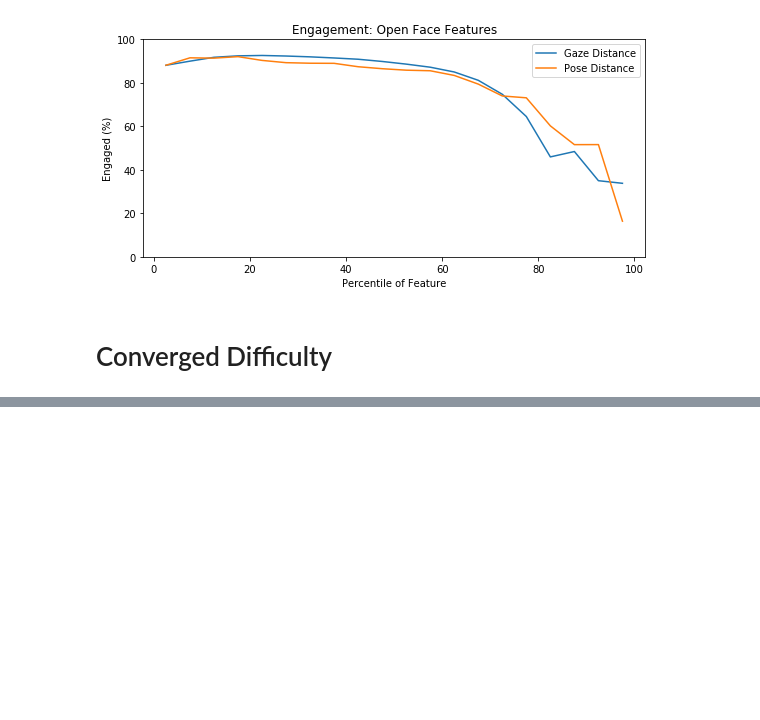
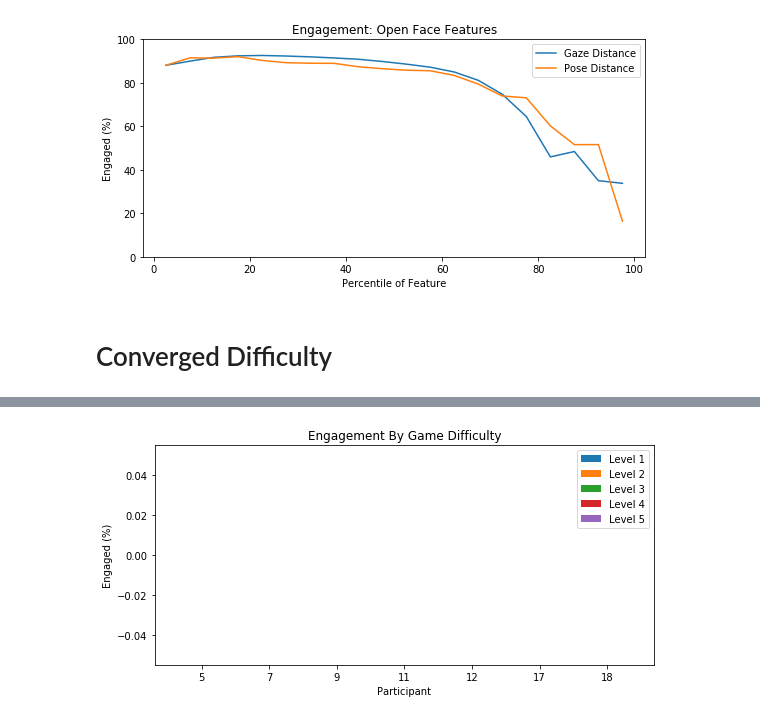
Before and after one commit to interaction-lab/exp_engagement, a Jupyter notebook: Analysis/feature_analysis.ipynb, the cells around one changed output, grey strips where cells are left out. Saved outputs shown, nothing was run; the diff lists cells and outputs as text; code cells hidden in the pictures; blank space fills up the shorter version.

```diff
--- a/Analysis/feature_analysis.ipynb
+++ b/Analysis/feature_analysis.ipynb
@@ -434,0 +522,30 @@ fig.savefig('figure.eps', format='eps', dpi=1000)
+# %%
+# Difficulty Graph
+
+
+plt.rcParams["figure.figsize"] = [8,4]
+
+fig, ax = plt.subplots()
+
+index = np.arange(7)
+bar_width = 1/7
+
+rects1 = ax.bar(index, [0,0,0,0,0,0,0], bar_width, label='Level 1')
+rects2 = ax.bar(index+bar_width, [0,0,0,0,0,0,0], bar_width, label='Level 2')
+rects3 = ax.bar(index+bar_width*2, [0,0,0,0,0,0,0], bar_width, label='Level 3')
+rects4 = ax.bar(index+bar_width*3, [0,0,0,0,0,0,0], bar_width, label='Level 4')
+rects5 = ax.bar(index+bar_width*4, [0,0,0,0,0,0,0], bar_width, label='Level 5')
+
+ax.set_xlabel('Participant')
+ax.set_ylabel('Engaged (%)')
+ax.set_title('Engagement By Game Difficulty')
+
+ax.set_xticks(index + bar_width*2)
+ax.set_xticklabels(('5', '7', '9', '11', '12', '17', '18'))
+ax.legend()
+fig.tight_layout()
+
+plt.show()
+fig.savefig('figure2.eps', format='eps', dpi=1000)
+# %% [output]
+[figure, added]
```
Also changed, not shown: parts of 5 cells of this notebook, 5 other files.
